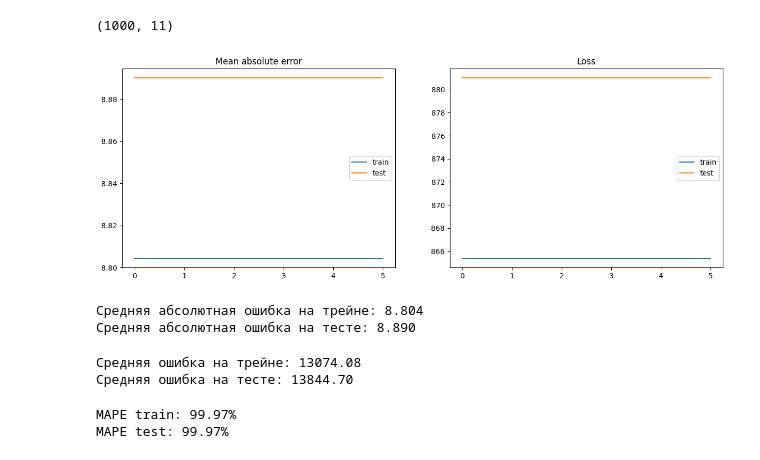
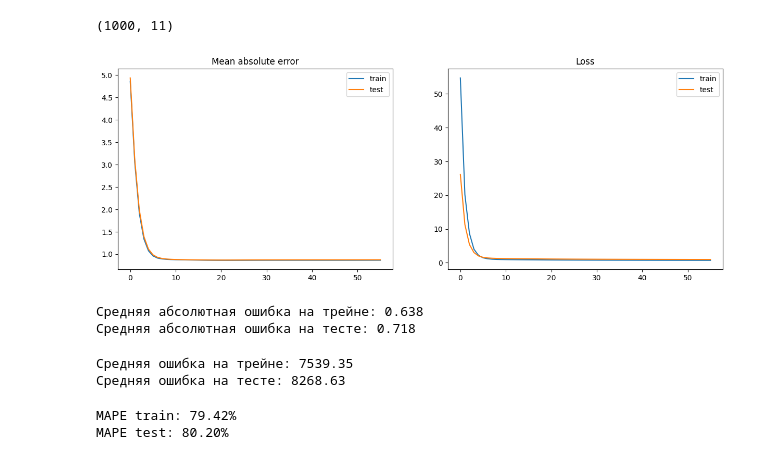
Before and after one commit to tap-o-chek/Neurons_labs, a Jupyter notebook: Neuron_lab3.ipynb, the cells around one changed output. Cells and saved outputs as stored; diff of their text form; code cells hidden in the pictures.

```diff
--- a/Neuron_lab3.ipynb
+++ b/Neuron_lab3.ipynb
@@ -64,7 +64,7 @@ class TanhLayer():
         return output
 
     def backward(self, dout):
-        tanh = (np.exp(X) - np.exp(-1 * X)) / (np.exp(X) + np.exp(-1 * X))
+        tanh = (np.exp(self.X) - np.exp(-1 * self.X)) / (np.exp(self.X) + np.exp(-1 * self.X))
         self.gradInput = dout * (1 - tanh**2)
         return self.gradInput, []
 # %%
@@ -543,17 +544,27 @@ X_train.shape
 (1000, 11)
 # %%
 LEARNING_RATE = 1e-3  # с этим параметром придется поиграться
-N_EPOCHS = 10  # c этим тоже
+N_EPOCHS = 60  # c этим тоже
 
 # инициализируем нейросеть
 model = NN(MSELoss())
 
 # TODO: добавьте слои в сеть
+model.add_layer(LinearLayer(11,32))
+model.add_layer(TanhLayer())
+model.add_layer(LinearLayer(32,64))
+model.add_layer(SigmoidLayer())
+model.add_layer(LinearLayer(64,32))
+model.add_layer(TanhLayer())
+model.add_layer(LinearLayer(32,8))
+model.add_layer(TanhLayer())
+model.add_layer(LinearLayer(8,1))
+
 
 model = train(model, X_train, y_train, minibatch_size=128, epoch=N_EPOCHS,
            learning_rate=LEARNING_RATE, X_val=X_test, y_val=y_test, verbose=True)
 # %% [output]
-[figure, old version]
+[figure, new version]
 # %%
 y_train_pred = model.predict(X_train)
 mean_error_train = np.mean(abs(y_train - y_train_pred))
@@ -563,8 +574,8 @@ y_test_pred = model.predict(X_test)
 mean_error_test = np.mean(abs(y_test - y_test_pred))
 print(f"Средняя абсолютная ошибка на тесте: {mean_error_test:.3f}")
 # %% [output]
-Средняя абсолютная ошибка на трейне: 8.804
-Средняя абсолютная ошибка на тесте: 8.890
+Средняя абсолютная ошибка на трейне: 0.638
+Средняя абсолютная ошибка на тесте: 0.718
 # %%
 y_train_pred = model.predict(X_train)
 y_train_pred_true_values = np.exp(y_train_pred)
@@ -578,8 +589,8 @@ y_test_true_values = np.exp(y_test)
 mean_error_test = np.mean(abs(y_test_true_values - y_test_pred_true_values))
 print(f"Средняя ошибка на тесте: {mean_error_test:.2f}")
 # %% [output]
-Средняя ошибка на трейне: 13074.08
-Средняя ошибка на тесте: 13844.70
+Средняя ошибка на трейне: 7539.35
+Средняя ошибка на тесте: 8268.63
 # %%
 def mape_count(y_true, y_pred):
     return np.mean((abs(y_true - y_pred) / y_true) * 100)
@@ -589,5 +600,5 @@ mape_test = mape_count(y_test_true_values, y_test_pred_true_values)
 print(f"MAPE train: {mape_train:.2f}%")
 print(f"MAPE test: {mape_test:.2f}%")
 # %% [output]
-MAPE train: 99.97%
-MAPE test: 99.97%
+MAPE train: 79.42%
+MAPE test: 80.20%
```
Also changed, not shown: parts of 1 cell of this notebook.
